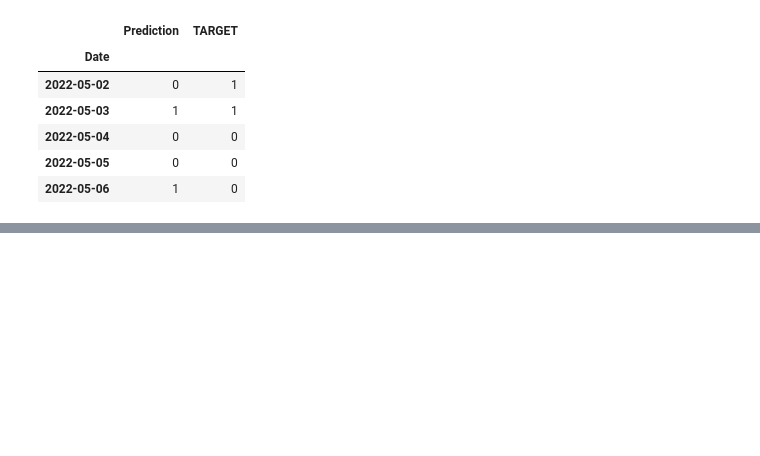
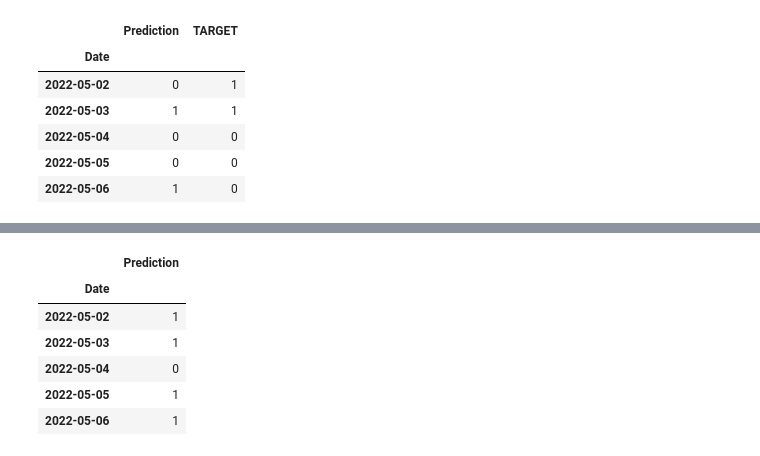
Before and after one commit to lgarnov19/TFM_Prediccion_SP500, a Jupyter notebook: TFM_Advanced_ML_RF_FINAL.ipynb, the cells around one changed output, grey strips where cells are left out. Cells and saved outputs as stored; diff of their text form; code cells hidden in the pictures; blank space fills up the shorter version.

```diff
--- a/TFM_Advanced_ML_RF_FINAL.ipynb
+++ b/TFM_Advanced_ML_RF_FINAL.ipynb
@@ -1157,0 +1210,11 @@ result_RF_opt.to_csv(nombre_archivo_RF_opt, index=True)
+# %%
+Y_pred_RF_new_df=pd.DataFrame(Y_pred_RF_new, columns=['Prediction'], index=Y_test_RF_new.index)
+Y_pred_RF_new_df.head()
+# %% [output]
+|  | Prediction |
+| Date |  |
+| 2022-05-02 | 1 |
+| 2022-05-03 | 1 |
+| 2022-05-04 | 0 |
+| 2022-05-05 | 1 |
+| 2022-05-06 | 1 |
```
Also changed, not shown: parts of 13 cells of this notebook.
